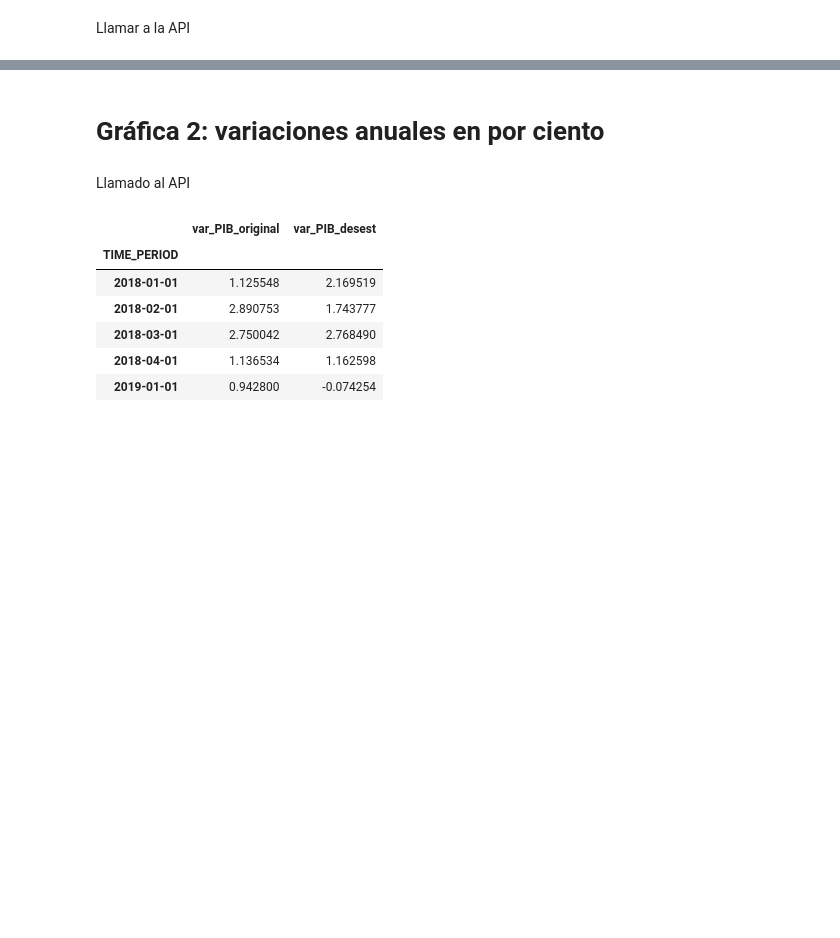
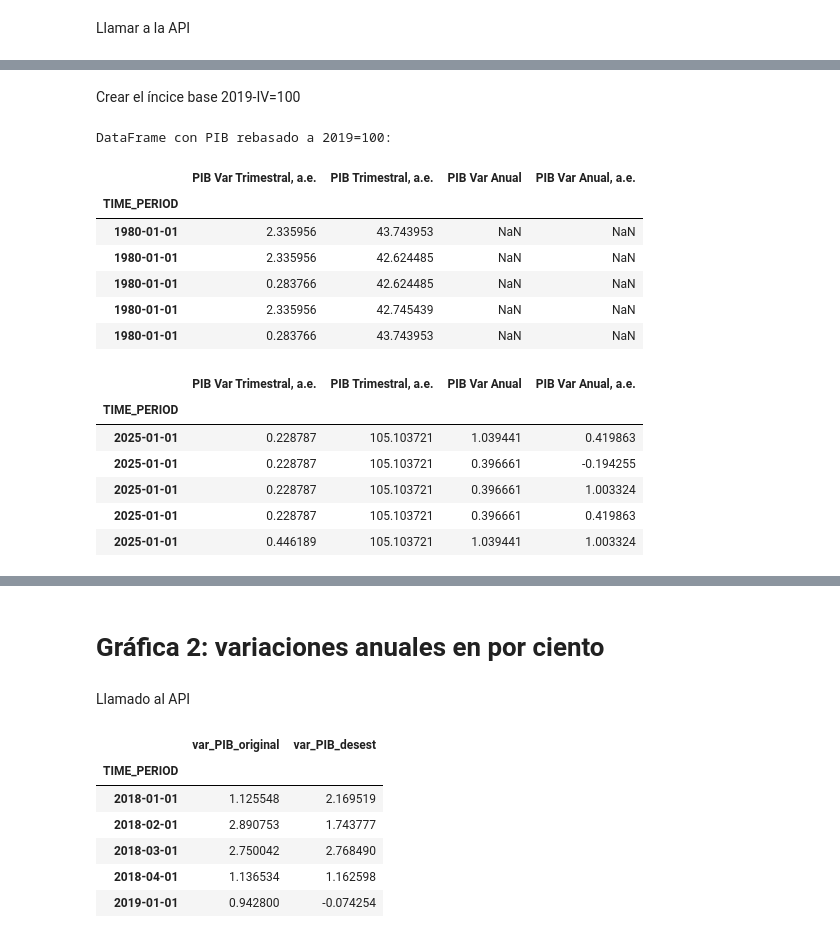
Before and after one commit to laloflogar/RB2026, a Jupyter notebook: Gráficas_nacional.ipynb, the cells around one changed output, grey strips where cells are left out. Drawn from its saved outputs; the diff is of its cells as text; code cells hidden in the pictures; blank space fills up the shorter version.

```diff
--- a/Gráficas_nacional.ipynb
+++ b/Gráficas_nacional.ipynb
@@ -344,0 +97,35 @@ fig.show()
+# %% [markdown]
+Crear el íncice base 2019-IV=100
+# %%
+df_rebased = df_final.copy()
+
+# Convierte el índice TIME_PERIOD en objetos datetime si aún no lo es
+df_rebased.index = df_rebased.index.to_timestamp()
+
+# Filtrar 2019 para obtener el valor base (media del año)
+df_2019 = df_rebased[df_rebased.index.year == 2019]
+base_value_desest = df_2019['PIB Trimestral, a.e.'].mean()
+
+# Cambiar la base 2019=100
+df_rebased['PIB Trimestral, a.e.'] = (df_rebased['PIB Trimestral, a.e.'] / base_value_desest) *100
+
+# Display the head and tail of the new DataFrame with rebased columns
+print("DataFrame con PIB rebasado a 2019=100:")
+display(df_rebased.head())
+display(df_rebased.tail())
+# %% [output]
+DataFrame con PIB rebasado a 2019=100:
+|  | PIB Var Trimestral, a.e. | PIB Trimestral, a.e. | PIB Var Anual | PIB Var Anual, a.e. |
+| TIME_PERIOD |  |  |  |  |
+| 1980-01-01 | 2.335956 | 43.743953 | NaN | NaN |
+| 1980-01-01 | 2.335956 | 42.624485 | NaN | NaN |
+| 1980-01-01 | 0.283766 | 42.624485 | NaN | NaN |
+| 1980-01-01 | 2.335956 | 42.745439 | NaN | NaN |
+| 1980-01-01 | 0.283766 | 43.743953 | NaN | NaN |
+|  | PIB Var Trimestral, a.e. | PIB Trimestral, a.e. | PIB Var Anual | PIB Var Anual, a.e. |
+| TIME_PERIOD |  |  |  |  |
+| 2025-01-01 | 0.228787 | 105.103721 | 1.039441 | 0.419863 |
+| 2025-01-01 | 0.228787 | 105.103721 | 0.396661 | -0.194255 |
+| 2025-01-01 | 0.228787 | 105.103721 | 0.396661 | 1.003324 |
+| 2025-01-01 | 0.228787 | 105.103721 | 0.396661 | 0.419863 |
+| 2025-01-01 | 0.446189 | 105.103721 | 1.039441 | 1.003324 |
```
Also changed, not shown: parts of 30 cells of this notebook.
